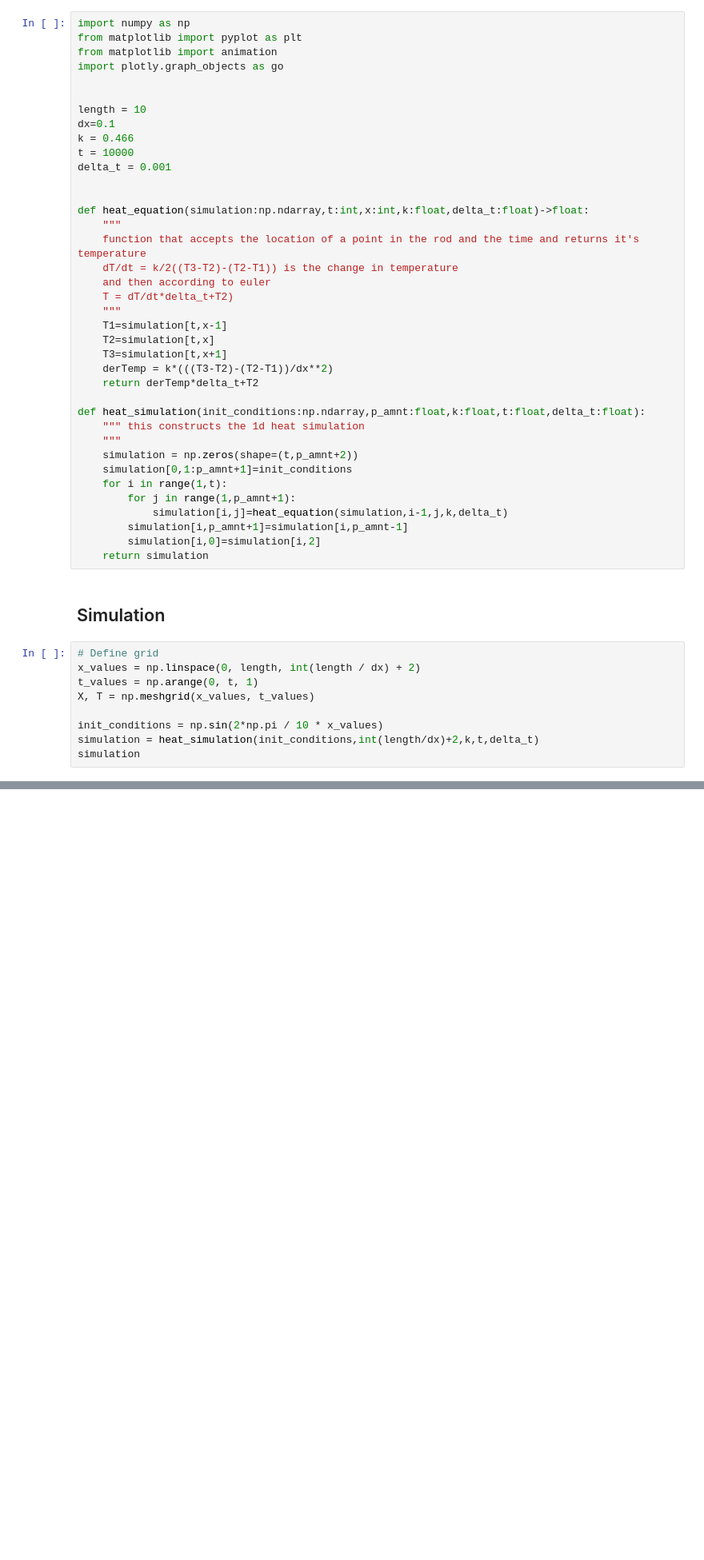
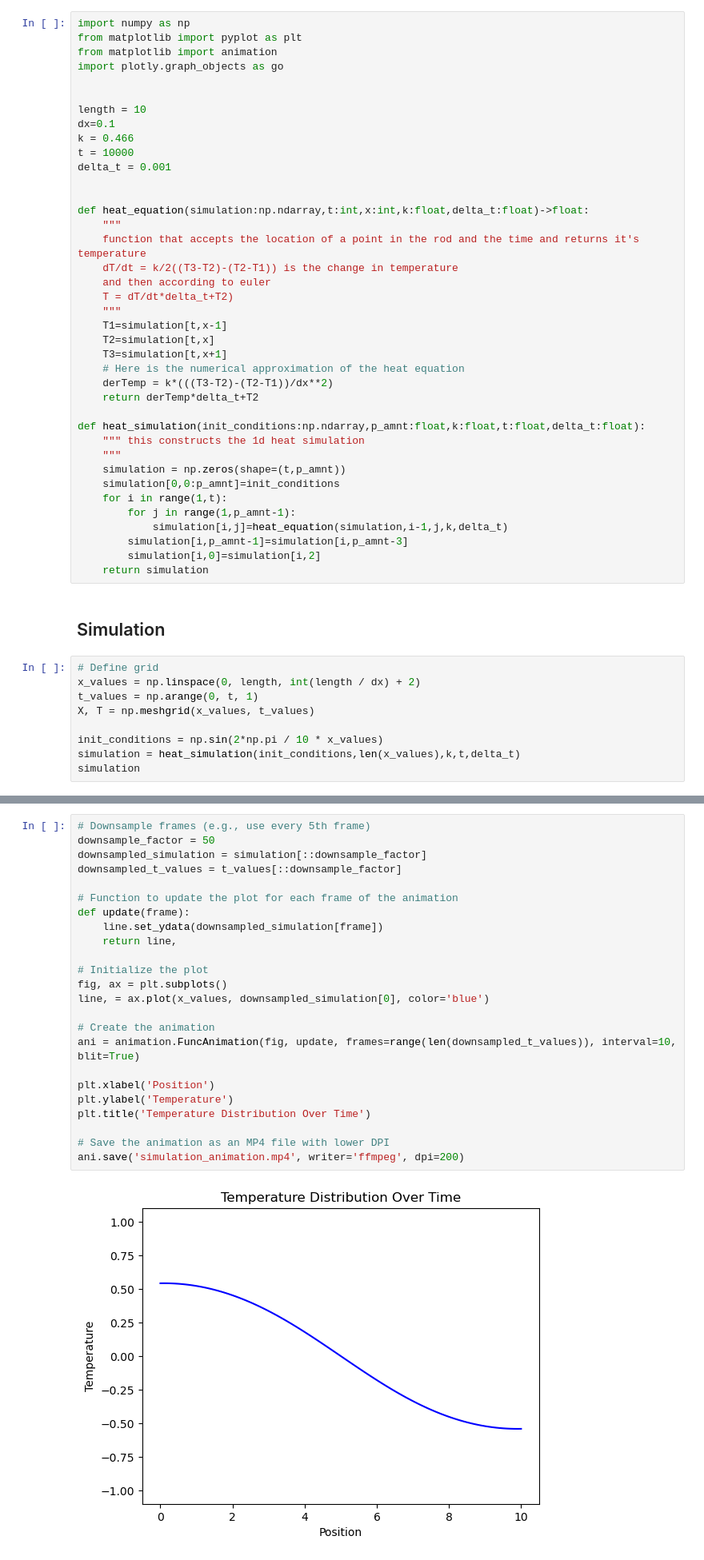
Before and after one commit to Ilankay/heat_equation_project, a Jupyter notebook: simulation.ipynb, the cells around one changed output, grey strips where cells are left out. Shown at 80% size. Drawn from its saved outputs; the diff is of its cells as text; blank space fills up the shorter version.

Commit message:
Fixed animation.

```diff
--- a/simulation.ipynb
+++ b/simulation.ipynb
@@ -40,18 +40,19 @@ def heat_equation(simulation:np.ndarray,t:int,x:int,k:float,delta_t:float)->floa
     T1=simulation[t,x-1]
     T2=simulation[t,x]
     T3=simulation[t,x+1]
+    # Here is the numerical approximation of the heat equation
     derTemp = k*(((T3-T2)-(T2-T1))/dx**2)
     return derTemp*delta_t+T2
 
 def heat_simulation(init_conditions:np.ndarray,p_amnt:float,k:float,t:float,delta_t:float):
     """ this constructs the 1d heat simulation
     """
-    simulation = np.zeros(shape=(t,p_amnt+2))
-    simulation[0,1:p_amnt+1]=init_conditions
+    simulation = np.zeros(shape=(t,p_amnt))
+    simulation[0,0:p_amnt]=init_conditions
     for i in range(1,t):
-        for j in range(1,p_amnt+1):
+        for j in range(1,p_amnt-1):
             simulation[i,j]=heat_equation(simulation,i-1,j,k,delta_t)
-        simulation[i,p_amnt+1]=simulation[i,p_amnt-1]
+        simulation[i,p_amnt-1]=simulation[i,p_amnt-3]
         simulation[i,0]=simulation[i,2]
     return simulation
 # %% [markdown]
@@ -63,6 +64,6 @@ t_values = np.arange(0, t, 1)
 X, T = np.meshgrid(x_values, t_values)
 
 init_conditions = np.sin(2*np.pi / 10 * x_values)
-simulation = heat_simulation(init_conditions,int(length/dx)+2,k,t,delta_t)
+simulation = heat_simulation(init_conditions,len(x_values),k,t,delta_t)
 simulation
 # %% [output]
@@ -127,0 +107,26 @@ Here we animate the simulation using matplotlib. The x-axis is the position on t
+# %%
+# Downsample frames (e.g., use every 5th frame)
+downsample_factor = 50
+downsampled_simulation = simulation[::downsample_factor]
+downsampled_t_values = t_values[::downsample_factor]
+
+# Function to update the plot for each frame of the animation
+def update(frame):
+    line.set_ydata(downsampled_simulation[frame])
+    return line,
+
+# Initialize the plot
+fig, ax = plt.subplots()
+line, = ax.plot(x_values, downsampled_simulation[0], color='blue')
+
+# Create the animation
+ani = animation.FuncAnimation(fig, update, frames=range(len(downsampled_t_values)), interval=10, blit=True)
+
+plt.xlabel('Position')
+plt.ylabel('Temperature')
+plt.title('Temperature Distribution Over Time')
+
+# Save the animation as an MP4 file with lower DPI
+ani.save('simulation_animation.mp4', writer='ffmpeg', dpi=200)
+# %% [output]
+[figure, added]
```
Also changed, not shown: parts of 3 cells of this notebook.
